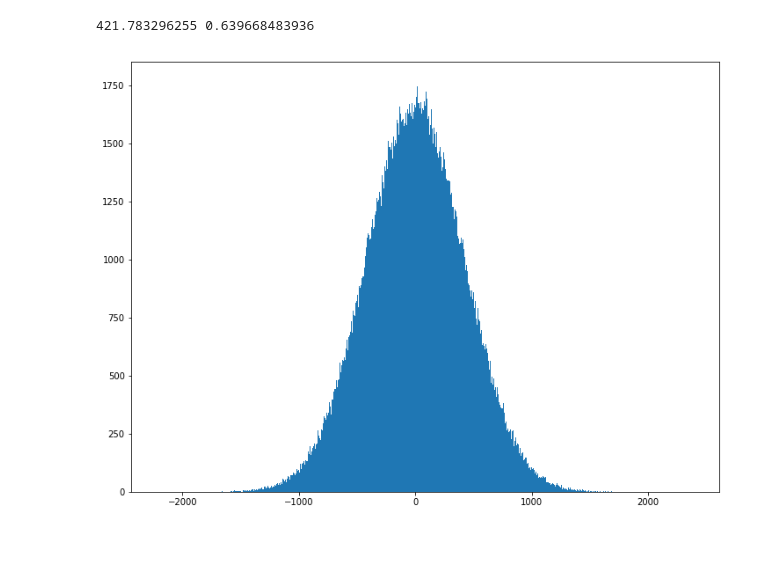
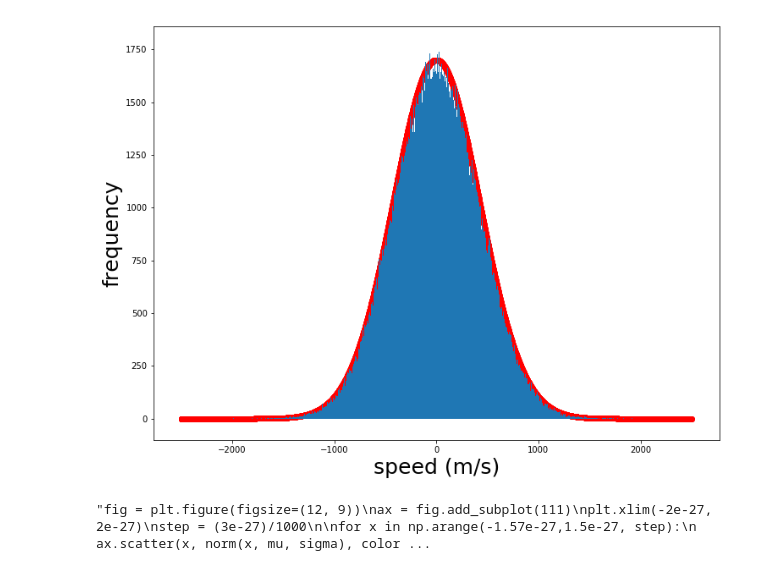
Before and after one commit to fw14863/nRotor, a Jupyter notebook: BROWN2.ipynb, the cells around one changed output. Cells and saved outputs as stored; diff of their text form; code cells hidden in the pictures; blank space fills up the shorter version.

```diff
--- a/BROWN2.ipynb
+++ b/BROWN2.ipynb
@@ -172,18 +172,11 @@ distribution = []
 for i in range(10000000):
     v = vmax * random()
     p = random()
-    pv = max_boltz(v, 6.6464764e-27)
+    pv = max_boltz(v, 2.3258671e-26)
     if p < pv:
         distribution.append(v)
     v = -vmax * random()
     p = random()
-    pv = max_boltz(v, 6.6464764e-27)
+    pv = max_boltz(v, 2.3258671e-26)
     if p < pv:
         distribution.append(v)
-
-print np.std(distribution), np.mean(distribution)
-
-fig = plt.figure(figsize=(12, 9))
-ax = fig.add_subplot(111)
-ax.hist(distribution, bins = np.arange(min(distribution), max(distribution)+10, 1))
-plt.show()
@@ -216,24 +183,11 @@ plt.show()
-# %%
-vmax = 6000
-distribution = []
-for i in range(10000000):
-    v = vmax * random()
-    p = random()
-    pv = max_boltz(v, 2.3258671e-26)
-    if p < pv:
-        distribution.append(v)
-    v = -vmax * random()
-    p = random()
-    pv = max_boltz(v, 2.3258671e-26)
-    if p < pv:
-        distribution.append(v)
-
-print np.std(distribution), np.mean(distribution)
-
-fig = plt.figure(figsize=(12, 9))
-ax = fig.add_subplot(111)
-ax.hist(distribution, bins = np.arange(min(distribution), max(distribution)+10, 1))
-plt.show()
-# %% [output]
-421.783296255 0.639668483936
-[figure, removed]
+# %%
+fig = plt.figure(figsize=(12, 9))
+ax = fig.add_subplot(111)
+ax.hist(distribution, bins = np.arange(min(distribution), max(distribution)+10, 1))
+ax.set_xlabel('speed (m/s)', fontsize = '25')
+ax.set_ylabel('frequency', fontsize = '25')
+for v in np.arange(-2500,2500,1):
+    ax.scatter(v, 1700* max_boltz(v, 2.3258671e-26), color ='r', linestyle='-')
+plt.show()
+# %% [output]
+[figure, added]
@@ -239,0 +200,10 @@ plt.show()
+# %%
+'''fig = plt.figure(figsize=(12, 9))
+ax = fig.add_subplot(111)
+plt.xlim(-2e-27, 2e-27)
+step = (3e-27)/1000
+
+for x in np.arange(-1.57e-27,1.5e-27, step):
+    ax.scatter(x, norm(x, mu, sigma), color = 'r')'''
+# %% [output]
+"fig = plt.figure(figsize=(12, 9))\nax = fig.add_subplot(111)\nplt.xlim(-2e-27, 2e-27)\nstep = (3e-27)/1000\n\nfor x in np.arange(-1.57e-27,1.5e-27, step):\n    ax.scatter(x, norm(x, mu, sigma), color ...
```
Also changed, not shown: parts of 18 cells of this notebook.
